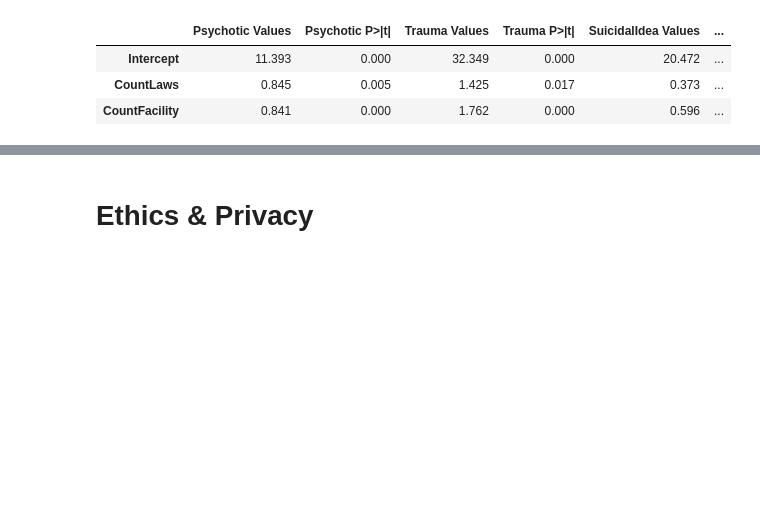
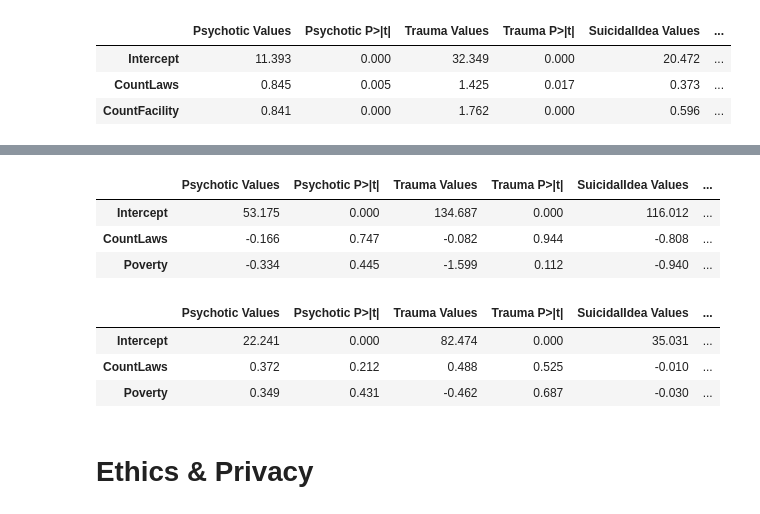
Before and after one commit to sofiatka/LGBTQ-Laws-and-MH, a Jupyter notebook: FinalProject_Group126_WI24.ipynb, the cells around one changed output, grey strips where cells are left out. Drawn from its saved outputs; the diff is of its cells as text; code cells hidden in the pictures; blank space fills up the shorter version.

```diff
--- a/FinalProject_Group126_WI24.ipynb
+++ b/FinalProject_Group126_WI24.ipynb
@@ -1480,3 +1516,17 @@ results_adults
+# %%
+results_youth
+# %% [output]
+|  | Psychotic Values | Psychotic P>|t| | Trauma Values | Trauma P>|t| | SuicidalIdea Values | ... |
+| Intercept | 53.175 | 0.000 | 134.687 | 0.000 | 116.012 | ... |
+| CountLaws | -0.166 | 0.747 | -0.082 | 0.944 | -0.808 | ... |
+| Poverty | -0.334 | 0.445 | -1.599 | 0.112 | -0.940 | ... |
+# %%
+results_adults
+# %% [output]
+|  | Psychotic Values | Psychotic P>|t| | Trauma Values | Trauma P>|t| | SuicidalIdea Values | ... |
+| Intercept | 22.241 | 0.000 | 82.474 | 0.000 | 35.031 | ... |
+| CountLaws | 0.372 | 0.212 | 0.488 | 0.525 | -0.010 | ... |
+| Poverty | 0.349 | 0.431 | -0.462 | 0.687 | -0.030 | ... |
 # %% [markdown]
 # Ethics & Privacy
 # %% [markdown]
```
Also changed, not shown: parts of 2 cells of this notebook.
